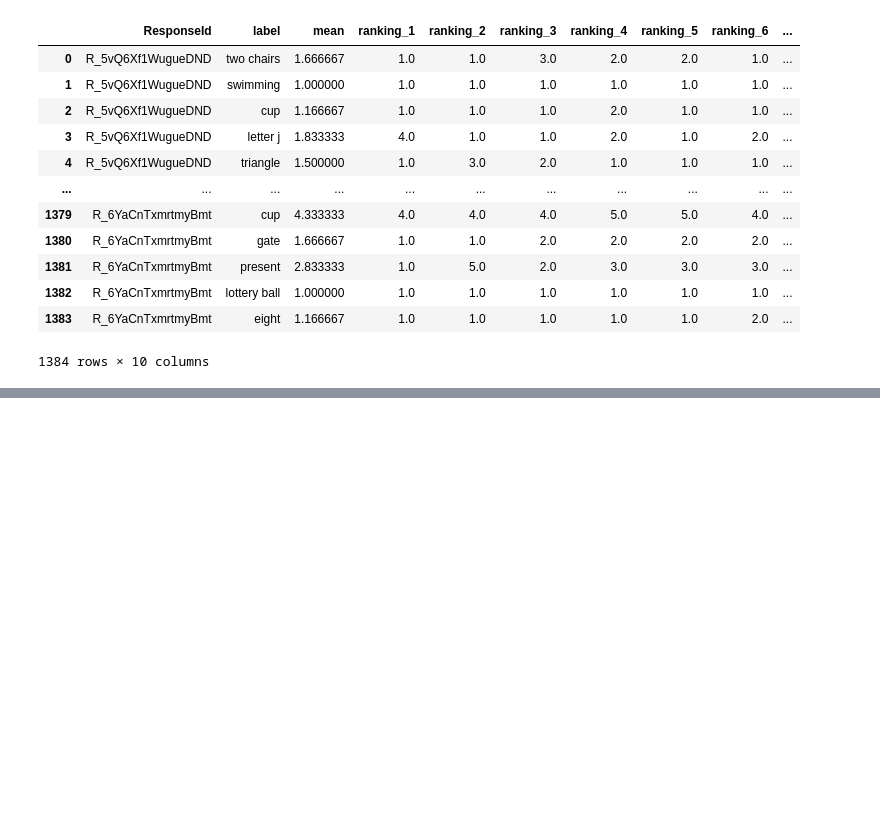
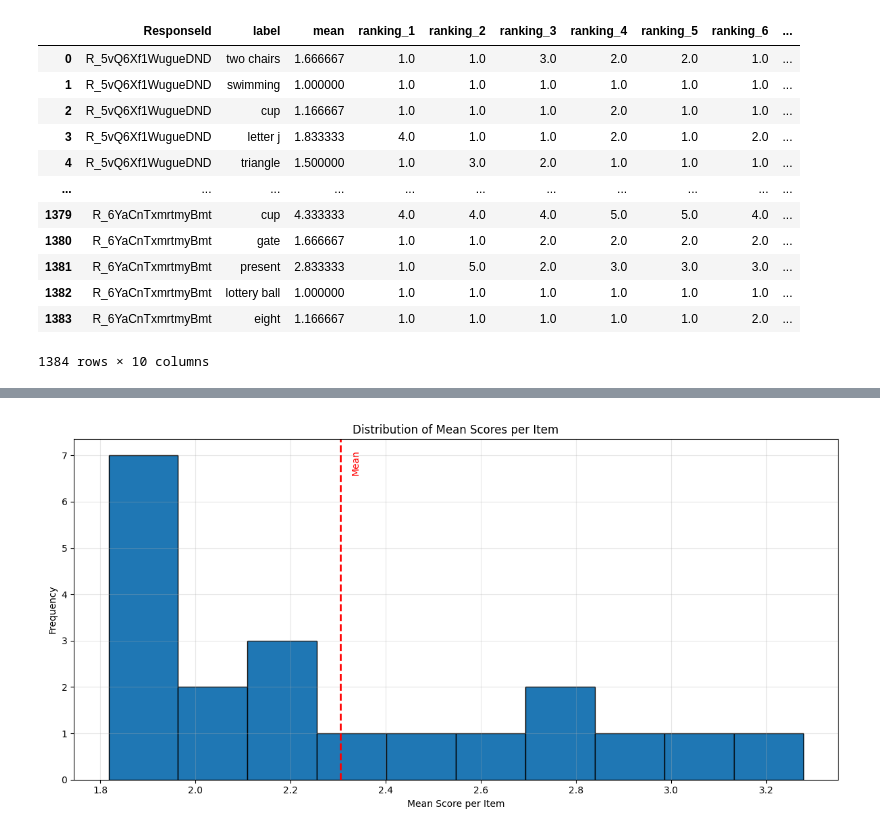
Before and after one commit to morgannmccarty/phantasia_data_analysis, a Jupyter notebook: data_analysis.ipynb, the cells around one changed output, grey strips where cells are left out. Cells and saved outputs as stored; diff of their text form; code cells hidden in the pictures; blank space fills up the shorter version.

```diff
--- a/data_analysis.ipynb
+++ b/data_analysis.ipynb
@@ -666,0 +711,14 @@ full_results.to_csv("output_csvs/full_results.csv")
+# %%
+plt.figure(figsize=(12, 6))
+plt.hist(llm_graded_results['mean_score_per_item'], bins=10, edgecolor='black')
+plt.title('Distribution of Mean Scores per Item')
+plt.xlabel('Mean Score per Item')
+plt.ylabel('Frequency')
+plt.grid(True, alpha=0.3)
+plt.axvline(llm_graded_results['mean_score_per_item'].mean(),
+            color='red', linestyle='dashed', linewidth=2)
+plt.text(llm_graded_results['mean_score_per_item'].mean()*1.01,
+         plt.ylim()[1]*0.9, 'Mean', rotation=90, color='red')
+plt.tight_layout()
+# %% [output]
+[figure, added]
```
Also changed, not shown: parts of 11 cells of this notebook, 4 other files.
